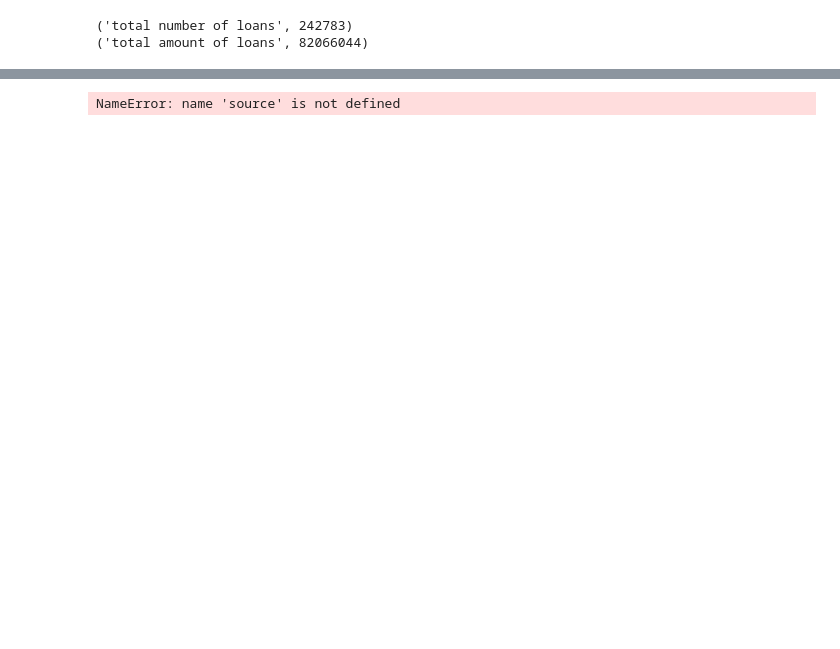
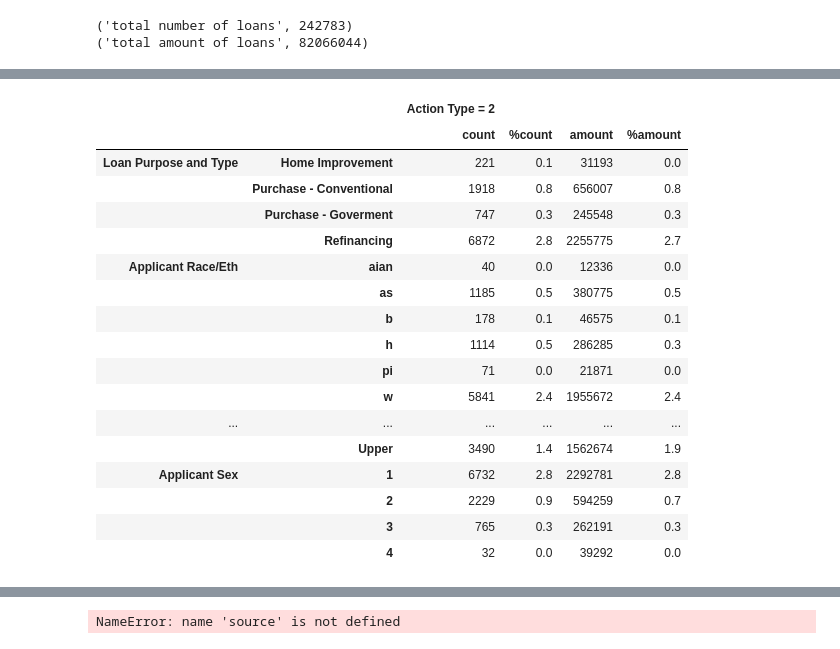
Before and after one commit to CivicKnowledge/San-Diego-Housing, a Jupyter notebook: gonzalo/report-g.ipynb, the cells around one changed output, grey strips where cells are left out. Cells and saved outputs as stored; diff of their text form; code cells hidden in the pictures; blank space fills up the shorter version.

```diff
--- a/gonzalo/report-g.ipynb
+++ b/gonzalo/report-g.ipynb
@@ -62,0 +222,75 @@ loanpt=loanpt[['count','%count','amount','%amount']]
+# %%
+
+#######
+# Action Type =2
+#######
+
+df2 = df[df.action_type==2]
+
+### By Loan Purpose and Type
+
+df2['loan_purtype'] = '_'
+df2['loan_purtype'][(df2['loan_purpose'] == 1) & (df2['loan_type'] == 1)] = 'Purchase - Conventional'
+df2['loan_purtype'][(df2['loan_purpose'] == 1) & (df2['loan_type'] > 1)] = 'Purchase - Goverment'
+df2['loan_purtype'][df2['loan_purpose'] == 2] = 'Home Improvement'
+df2['loan_purtype'][df2['loan_purpose'] == 3] = 'Refinancing'
+
+loanpt = df2.groupby(['loan_purtype'])
+loanpt = loanpt['loan_amount'].agg(
+                            {'count': np.size,
+                             'amount': np.sum})
+loanpt['%count'] = np.round(100*loanpt['count']/totalcount,1)
+loanpt['%amount'] = np.round(100*loanpt['amount']/totalamount,1)
+loanpt=loanpt[['count','%count','amount','%amount']]
+
+### By Applicant Race/Ethnicity
+
+race_eth  = df2.groupby(['race_eth'])
+race_eth  = race_eth ['loan_amount'].agg(
+                            {'count': np.size,
+                             'amount': np.sum})
+
+race_eth ['%count'] = np.round(100*race_eth['count']/totalcount,1)
+race_eth ['%amount'] = np.round(100*race_eth['amount']/totalamount,1)
+race_eth = race_eth [['count','%count','amount','%amount']]
+
+###By Applicant Income
+
+df2['applicant_income_percent_median'] = 100*df2.applicant_income/df2.applicant_income.median()
+df2['applicant_income_cat'] = 'Income Not Available'
+df2['applicant_income_cat'][df2['applicant_income_percent_median'] < 50] = 'Low'
+df2['applicant_income_cat'][(df2['applicant_income_percent_median'] >= 50) & (df2['applicant_income_percent_median'] < 80)] = 'Moderate'
+df2['applicant_income_cat'][(df2['applicant_income_percent_median'] >= 80) & (df2['applicant_income_percent_median'] < 120)] = 'Middle'
+df2['applicant_income_cat'][df2['applicant_income_percent_median'] >= 120] = 'Upper'
+
+income  = df2.groupby(['applicant_income_cat'])
+income   = income['loan_amount'].agg(
+                            {'count': np.size,
+                             'amount': np.sum})
+
+income ['%count'] = np.round(100*income['count']/totalcount,1)
+income ['%amount'] = np.round(100*income['amount']/totalamount,1)
+income = income [['count','%count','amount','%amount']]
+
+###By Applicant Sex
+
+sex  = df2.groupby(['applicant_sex'])
+sex   = sex['loan_amount'].agg(
+                            {'count': np.size,
+                             'amount': np.sum})
+
+sex ['%count'] = np.round(100*sex['count']/totalcount,1)
+sex ['%amount'] = np.round(100*sex['amount']/totalamount,1)
+sex = sex [['count','%count','amount','%amount']]
+
+### Smashing Tables Together
+
+frames = [loanpt, race_eth,income,sex]
+totalapp2 = pd.concat(frames, keys=['Loan Purpose and Type',
+                                   'Applicant Race/Eth',
+                                   'Applicant Income',
+                                   'Applicant Sex'])
+pieces = [totalapp2.ix[:, ["count","%count","amount","%amount",]]]
+totalapp2 = pd.concat(pieces, axis=1, keys=['Action Type = 2'])
+totalapp2
+# %% [output]
@@ -62,0 +300,18 @@ loanpt=loanpt[['count','%count','amount','%amount']]
+|  |  | Action Type = 2 |  |  |  |
+|  |  | count | %count | amount | %amount |
+| Loan Purpose and Type | Home Improvement | 221 | 0.1 | 31193 | 0.0 |
+|  | Purchase - Conventional | 1918 | 0.8 | 656007 | 0.8 |
+|  | Purchase - Goverment | 747 | 0.3 | 245548 | 0.3 |
+|  | Refinancing | 6872 | 2.8 | 2255775 | 2.7 |
+| Applicant Race/Eth | aian | 40 | 0.0 | 12336 | 0.0 |
+|  | as | 1185 | 0.5 | 380775 | 0.5 |
+|  | b | 178 | 0.1 | 46575 | 0.1 |
+|  | h | 1114 | 0.5 | 286285 | 0.3 |
+|  | pi | 71 | 0.0 | 21871 | 0.0 |
+|  | w | 5841 | 2.4 | 1955672 | 2.4 |
+| ... | ... | ... | ... | ... | ... |
+|  | Upper | 3490 | 1.4 | 1562674 | 1.9 |
+| Applicant Sex | 1 | 6732 | 2.8 | 2292781 | 2.8 |
+|  | 2 | 2229 | 0.9 | 594259 | 0.7 |
+|  | 3 | 765 | 0.3 | 262191 | 0.3 |
+|  | 4 | 32 | 0.0 | 39292 | 0.0 |
```
Also changed, not shown: parts of 20 cells of this notebook.
